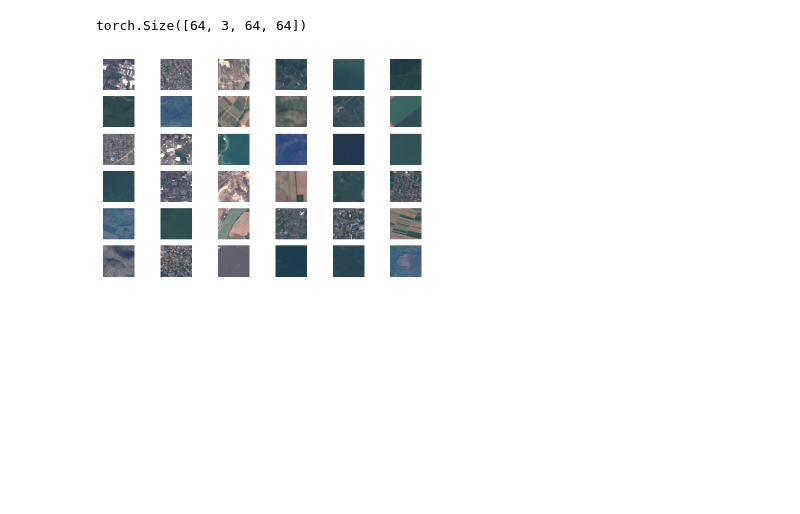
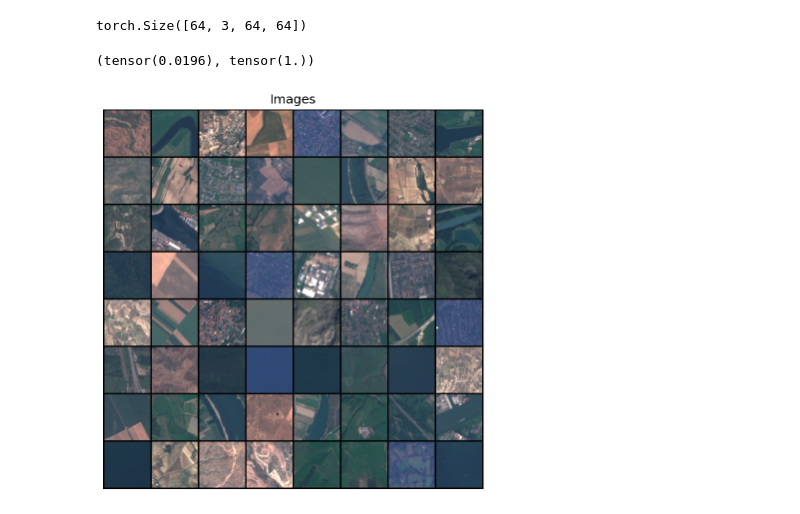
Before and after one commit to IPL-UV/gaussflow, a Jupyter notebook: docs/assets/demo/eurosat/datasets_eurosat.ipynb, the cells around one changed output. Cells and saved outputs as stored; diff of their text form; code cells hidden in the pictures; blank space fills up the shorter version.

```diff
--- a/docs/assets/demo/eurosat/datasets_eurosat.ipynb
+++ b/docs/assets/demo/eurosat/datasets_eurosat.ipynb
@@ -86,7 +86,7 @@ logging.info("Using device: {}".format(device))
 # %%
 from pytorch_eo.datasets.eurosat import EuroSATRGB, EuroSAT, EuroSATRGB
 # %%
-ds = EuroSATRGB(batch_size=64, download=True, path="/datadrive/eman/datasets/eurosat")
+ds = EuroSATRGB(batch_size=64, download=True, path="/datadrive/eman/datasets/eurosat", )
 
 ds.setup()
 # %% [output]
@@ -132,4 +119,20 @@ def plot_digits(data, num_x, num_y):
-# %%
-plot_digits(X_init.detach().cpu().numpy(), 6,6)
-# %% [output]
-[figure, removed]
+# %%
+X_init.min(), X_init.max()
+# %% [output]
+(tensor(0.0196), tensor(1.))
+# %%
+from torchvision.utils import make_grid
+
+def visualize_images(input_imgs):
+
+    grid = make_grid((input_imgs*255).to(torch.int32), nrow=8, ncols=8)
+    grid = grid.permute(1, 2, 0)
+    plt.figure(figsize=(7,7))
+    plt.title(f"Images")
+    plt.imshow(grid)
+    plt.axis('off')
+    plt.show()
+# %%
+visualize_images(X_init[:64])
+# %% [output]
+[figure, added]
```
Also changed, not shown: parts of 3 cells of this notebook, 31 other files.
